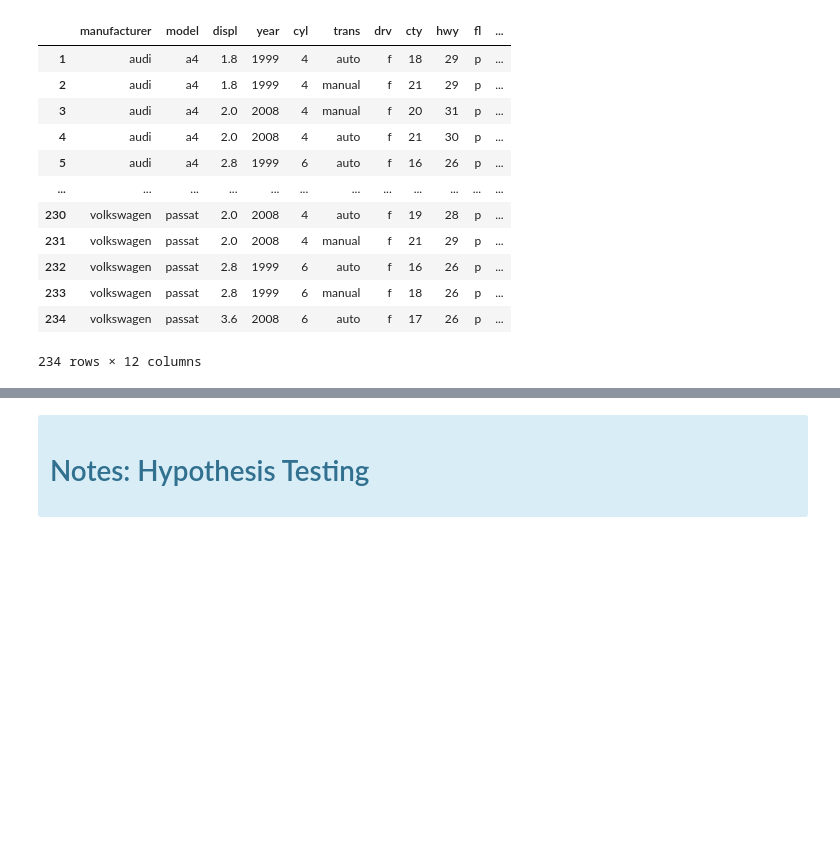
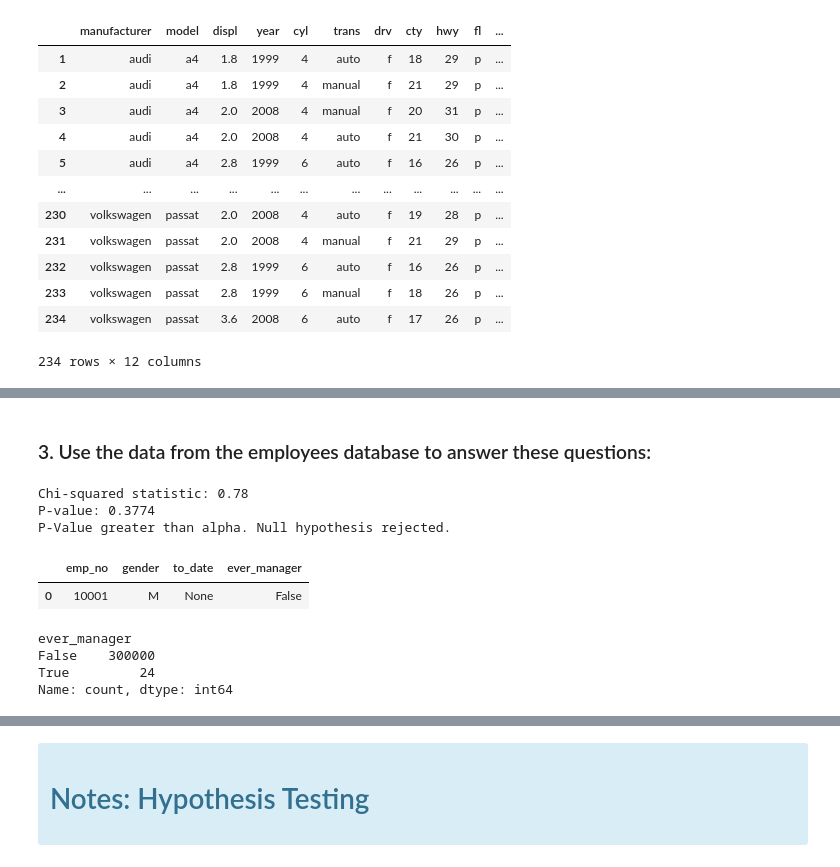
Before and after one commit to Zacharia-Schmitz/statistics-exercises, a Jupyter notebook: hypothesis_testing.ipynb, the cells around one changed output, grey strips where cells are left out. Saved outputs shown, nothing was run; the diff lists cells and outputs as text; code cells hidden in the pictures; blank space fills up the shorter version.

```diff
--- a/hypothesis_testing.ipynb
+++ b/hypothesis_testing.ipynb
@@ -705,0 +840,8 @@ We fail to reject null hypothesis.
+# %% [markdown]
+### 3. Use the data from the employees database to answer these questions:
+# %%
+# Import dataset
+import pandas as pd
+from env import db_url
+
+url = db_url('employees')
@@ -705,0 +859,59 @@ We fail to reject null hypothesis.
+# %%
+# Is an employee's gender independent of whether an employee works in sales or marketing? (only look at current employees)
+
+# H0 (Null Hypothesis): There is no association between gender and working in sales or marketing.
+# Ha (Alternative Hypothesis): There is a statistically significant association between gender and working in sales or marketing.
+
+alpha = 0.05
+
+import pandas as pd
+from scipy.stats import chi2_contingency
+
+# Create a contingency table
+contingency_table = pd.crosstab(emp['gender'], emp['dept_name'])
+
+# Perform the chi-squared test
+chi2_stat, p_val, dof, expected = chi2_contingency(contingency_table)
+
+# Print the results
+print(f"Chi-squared statistic: {chi2_stat:.2f}")
+print(f"P-value: {p_val:.4f}")
+
+if p_val > alpha:
+    print('P-Value greater than alpha. Null hypothesis rejected.')
+else:
+    print('P-Value less than alpha. Alternative hypothesis rejected.')
+# %% [output]
+Chi-squared statistic: 0.78
+P-value: 0.3774
+P-Value greater than alpha. Null hypothesis rejected.
+# %%
+# Is an employee's gender independent of whether or not they are or have been a manager?
+
+# H0 (Null Hypothesis): There is no association between gender and working in sales or marketing.
+# Ha (Alternative Hypothesis): There is a statistically significant association between gender and working in sales or marketing.
+
+alpha = 0.05
+
+query = '''
+SELECT e.emp_no, e.gender, dm.to_date
+FROM dept_manager AS dm
+RIGHT JOIN employees AS e ON dm.emp_no = e.emp_no;
+'''
+
+mngr = pd.read_sql(query, url)
+# %%
+# Clean the transmission column
+mngr['ever_manager'] = mngr['to_date'].notnull()
+
+mngr.head(1)
+# %% [output]
+|  | emp_no | gender | to_date | ever_manager |
+| 0 | 10001 | M | None | False |
+# %%
+mngr['ever_manager'].value_counts()
+# %% [output]
+ever_manager
+False    300000
+True         24
+Name: count, dtype: int64
```
Also changed, not shown: parts of 32 cells of this notebook.
